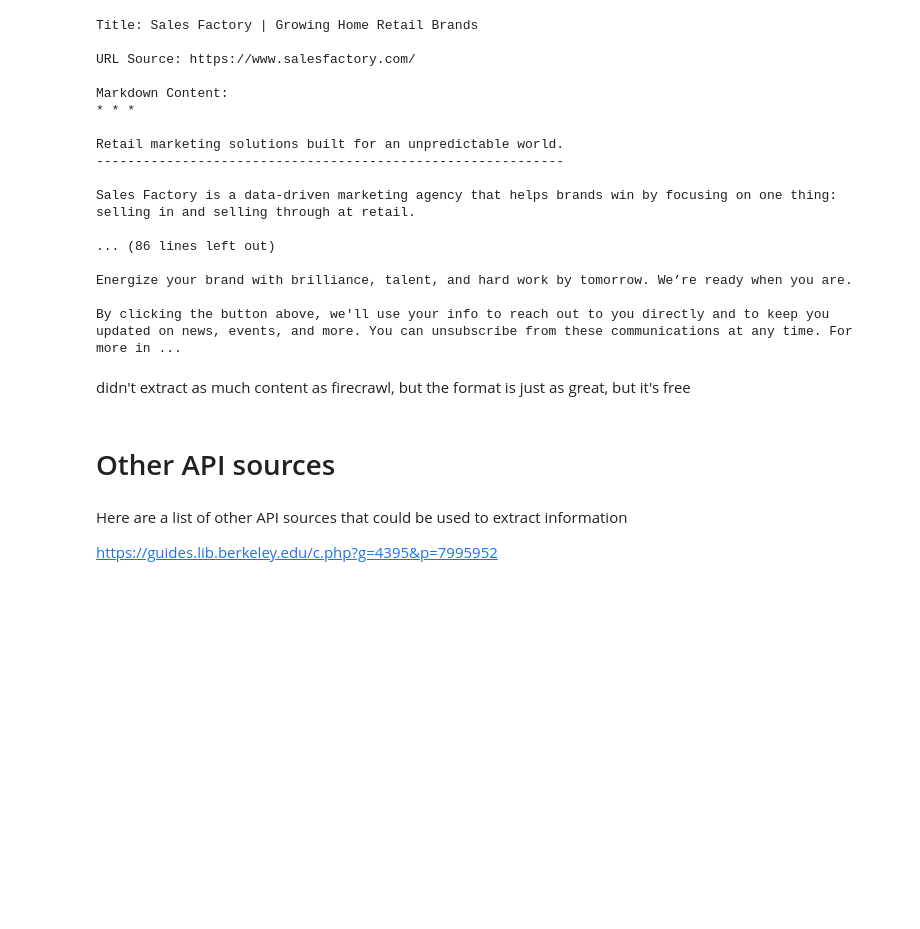
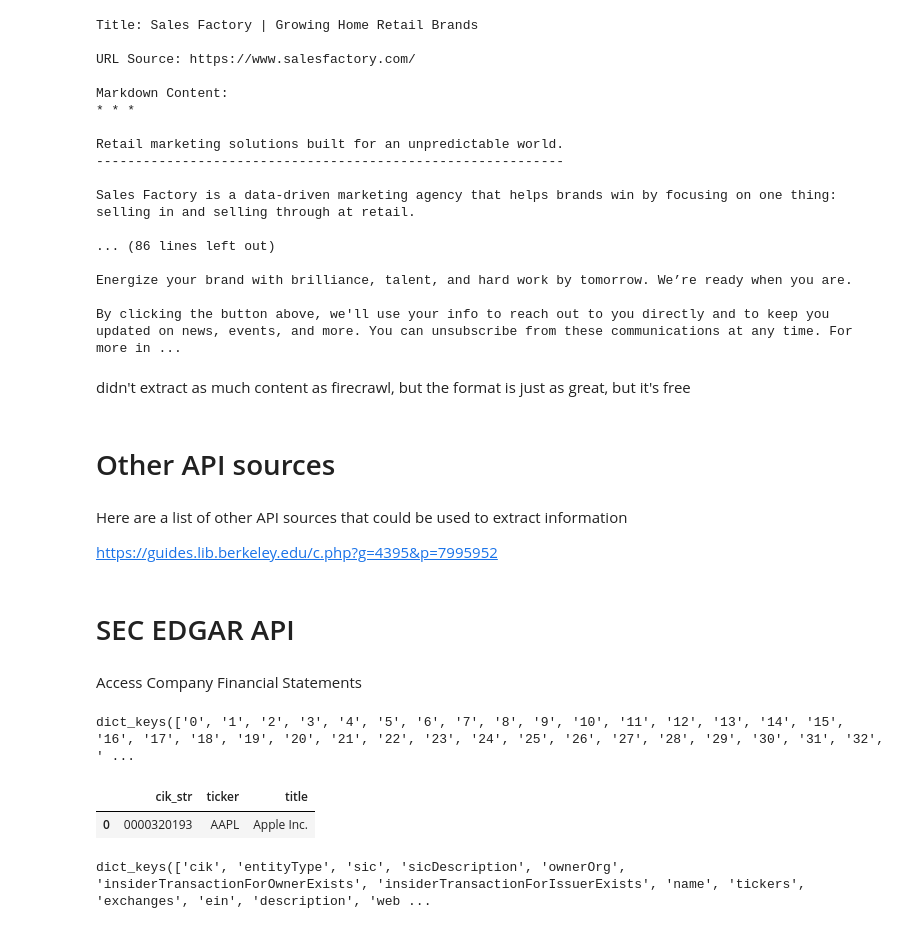
Before and after one commit to namtran6701/Agent-Tools, a Jupyter notebook: Web_Scrapping_Tool.ipynb, the cells around one changed output. Saved outputs shown, nothing was run; the diff lists cells and outputs as text; code cells hidden in the pictures; blank space fills up the shorter version.

Commit message:
added edgar

```diff
--- a/Web_Scrapping_Tool.ipynb
+++ b/Web_Scrapping_Tool.ipynb
@@ -245,3 +245,7 @@ didn't extract as much content as firecrawl, but the format is just as great, bu
 Here are a list of other API sources that could be used to extract information
 
 https://guides.lib.berkeley.edu/c.php?g=4395&p=7995952
+# %% [markdown]
+#  SEC EDGAR API
+# %% [markdown]
+Access Company Financial Statements
@@ -247,0 +255,33 @@ https://guides.lib.berkeley.edu/c.php?g=4395&p=7995952
+# %%
+
+# create request header
+headers = {'User-Agent': "nam@address.com"}
+
+# get all companies data
+companyTickers = requests.get(
+    "https://www.sec.gov/files/company_tickers.json",
+    headers=headers
+    )
+# %% [output]
+dict_keys(['0', '1', '2', '3', '4', '5', '6', '7', '8', '9', '10', '11', '12', '13', '14', '15', '16', '17', '18', '19', '20', '21', '22', '23', '24', '25', '26', '27', '28', '29', '30', '31', '32', ' ...
+# %%
+
+
+# format response to dictionary and get first key/value
+firstEntry = companyTickers.json()['0']
+
+# parse CIK // without leading zeros
+directCik = companyTickers.json()['0']['cik_str']
+
+# dictionary to dataframe
+companyData = pd.DataFrame.from_dict(companyTickers.json(),
+                                     orient='index')
+
+# add leading zeros to CIK
+companyData['cik_str'] = companyData['cik_str'].astype(
+                           str).str.zfill(10)
+# %%
+companyData.iloc[0:1]
+# %% [output]
+|  | cik_str | ticker | title |
+| 0 | 0000320193 | AAPL | Apple Inc. |
@@ -247,0 +298,6 @@ https://guides.lib.berkeley.edu/c.php?g=4395&p=7995952
+# %%
+# now let's review the json
+
+filingMetadata.json().keys() # available dict keys
+# %% [output]
+dict_keys(['cik', 'entityType', 'sic', 'sicDescription', 'ownerOrg', 'insiderTransactionForOwnerExists', 'insiderTransactionForIssuerExists', 'name', 'tickers', 'exchanges', 'ein', 'description', 'web ...
```
Also changed, not shown: parts of 20 cells of this notebook.
